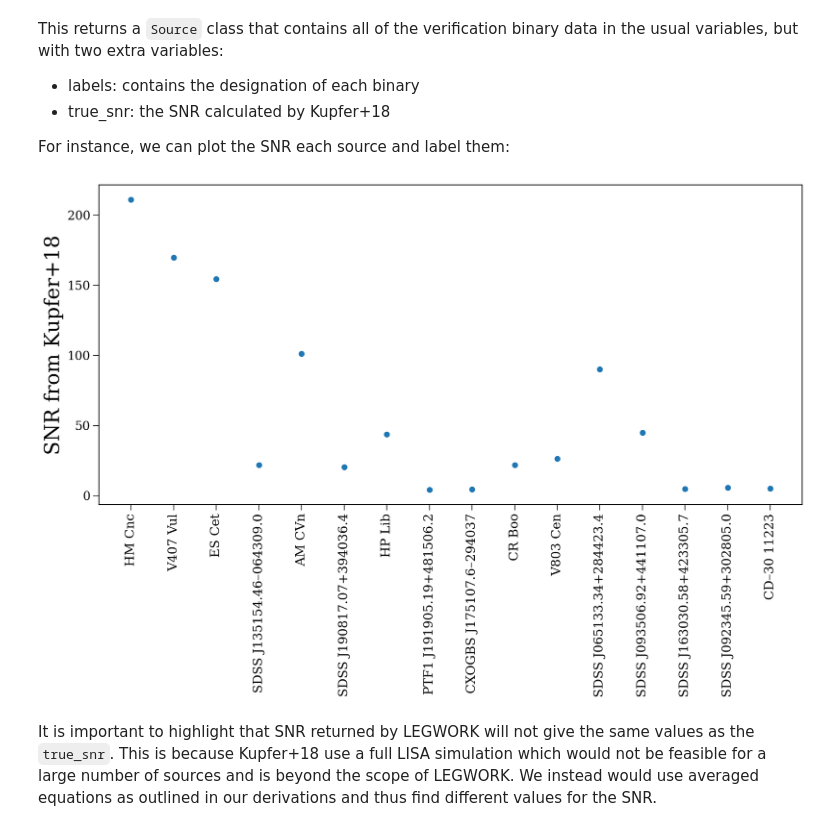
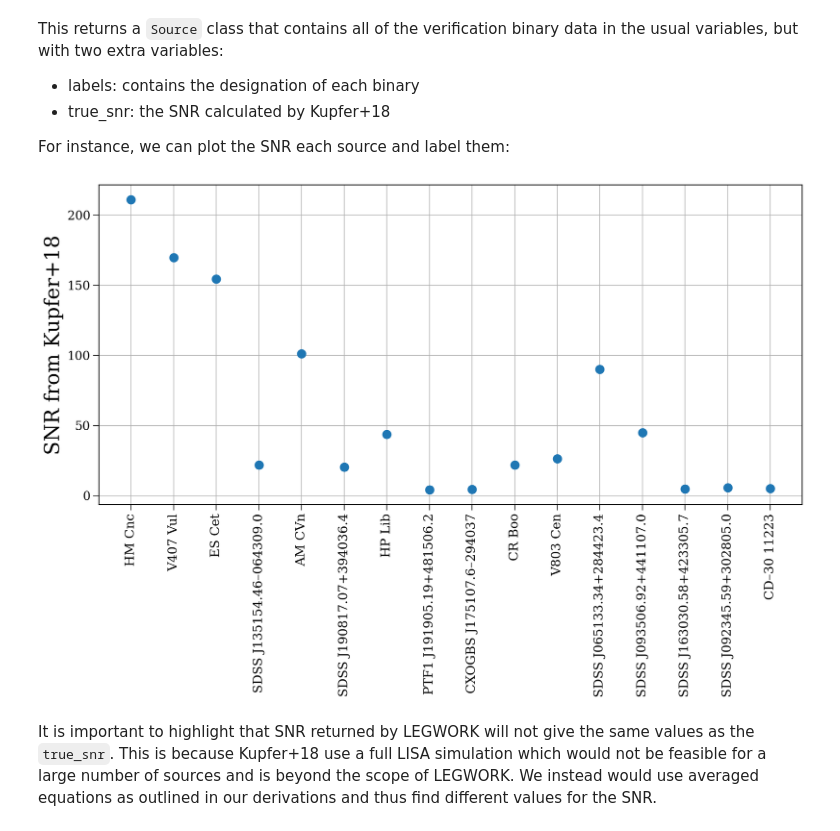
Before and after one commit to TeamLEGWORK/LEGWORK, a Jupyter notebook: docs/demos/VerificationBinaries.ipynb, the cells around one changed output. Drawn from its saved outputs; the diff is of its cells as text; code cells hidden in the pictures.

Commit message:
slight plot changes

```diff
--- a/docs/demos/VerificationBinaries.ipynb
+++ b/docs/demos/VerificationBinaries.ipynb
@@ -42,16 +42,18 @@ For instance, we can plot the SNR each source and label them:
 # %%
 fig, ax = plt.subplots(figsize=(15, 7))
 
-ax.scatter(range(vbs.n_sources), vbs.true_snr)
+ax.scatter(range(vbs.n_sources), vbs.true_snr, zorder=10, s=100)
 
 ax.set_xticks(range(vbs.n_sources))
 ax.set_xticklabels(vbs.labels, rotation=90, fontsize=15)
 
+ax.grid()
+
 ax.set_ylabel("SNR from Kupfer+18")
 
 plt.show()
 # %% [output]
-[figure, old version]
+[figure, new version]
 # %% [markdown]
 It is important to highlight that SNR returned by LEGWORK will not give the same values as the `true_snr`. This is because Kupfer+18 use a full LISA simulation which would not be feasible for a large number of sources and is beyond the scope of LEGWORK. We instead would use averaged equations as outlined in our derivations and thus find different values for the SNR.
 # %%
```
